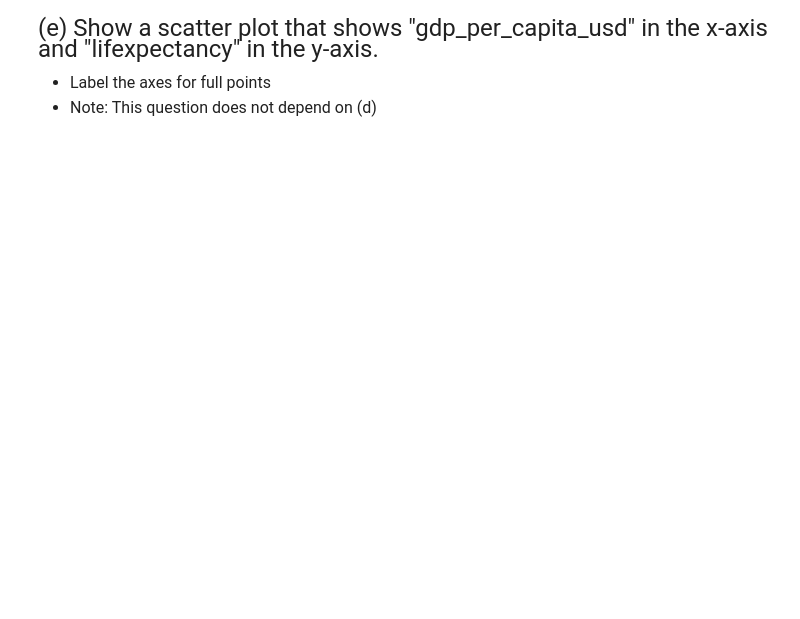
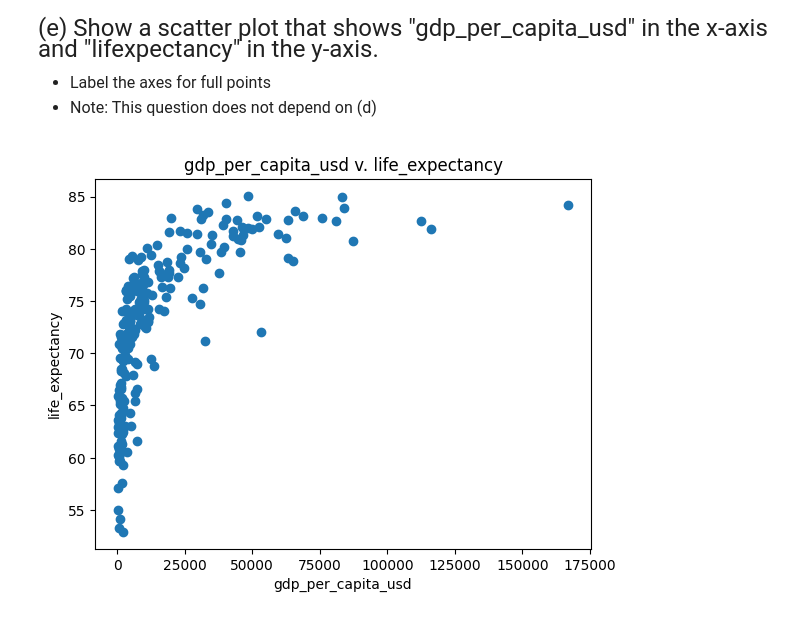
Before and after one commit to justingreenemory/qtm151spring2023, a Jupyter notebook: Assignment 2 (1)/Assignment 2/Assignment 2.ipynb, the cells around one changed output. Drawn from its saved outputs; the diff is of its cells as text; code cells hidden in the pictures; blank space fills up the shorter version.

```diff
--- a/Assignment 2 (1)/Assignment 2/Assignment 2.ipynb
+++ b/Assignment 2 (1)/Assignment 2/Assignment 2.ipynb
@@ -18,6 +25,8 @@ Print your name:
 
 - Read it as a pandas object called "wdi"
 - Note: This is a subset of the World Development Indicators for 2019
+# %%
+wdi= pd.read_csv('data/worldbank_wdi_2019.csv')
 # %% [markdown]
 <font size = "5">
 
@@ -51,3 +74,11 @@ wdi["gdp_per_capita_usd"].describe()
 
 - Label the axes for full points
 - Note: This question does not depend on (d)
+# %%
+plt.scatter(x = wdi['gdp_per_capita_usd'], y = wdi['life_expectancy'])
+plt.title('gdp_per_capita_usd v. life_expectancy')
+plt.xlabel('gdp_per_capita_usd')
+plt.ylabel('life_expectancy')
+plt.show()
+# %% [output]
+[figure, added]
```
Also changed, not shown: parts of 4 cells of this notebook.
